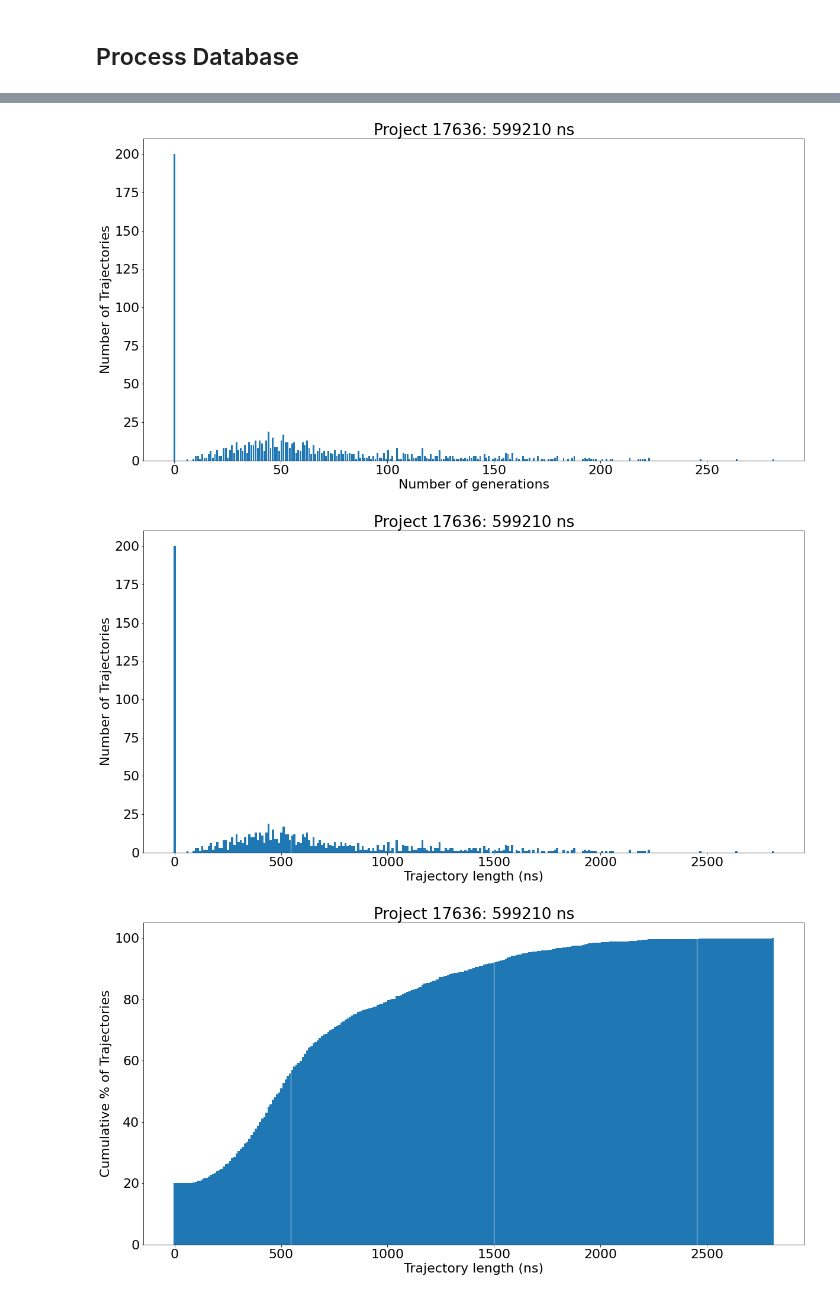
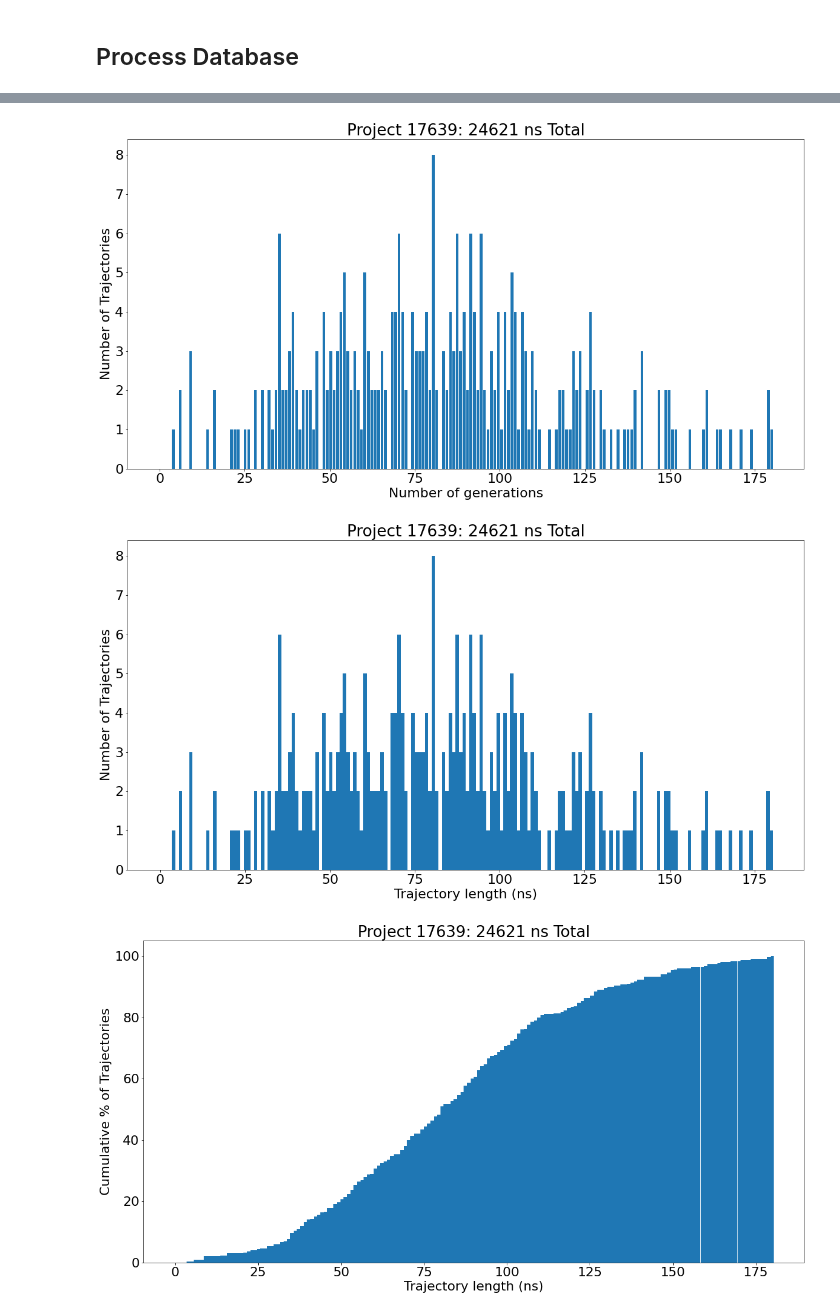
Before and after one commit to choderalab/folding_at_home_scripts, a Jupyter notebook: fah-api-tracker.ipynb, the cells around one changed output, grey strips where cells are left out. Saved outputs shown, nothing was run; the diff lists cells and outputs as text; code cells hidden in the pictures.

```diff
--- a/fah-api-tracker.ipynb
+++ b/fah-api-tracker.ipynb
@@ -16,8 +16,8 @@ has collected so far. With this you can check for the progress of projects.
 
 Also define paths to your license and key files.
 # %%
-project_number = 17636
-num_ns_per_wu = 10 # 10 ns per work unit - this could change depending on the project
+project_number = 17639
+num_ns_per_wu = 1 # 10 ns per work unit - this could change depending on the project
 license_path = "/home/sukrit/licenses/fah-cert-sukritsingh.pem"
 key_path = "/home/sukrit/licenses/private-fah-sukritsingh.pem"
 work_server_url = "https://pllwskifah2.mskcc.org" #Ensure the WS URL is correct for your project
@@ -54,30 +66,30 @@ ax = plt.figure(figsize=(20,10))
 plt.bar(gen_vals, wu_hist_trunc)
 plt.xlabel("Number of generations")
 plt.ylabel("Number of Trajectories")
-plt.title("Project %s: %s ns" % (project_number, wu_total*num_ns_per_wu))
+plt.title("Project %s: %s ns Total" % (project_number, wu_total*num_ns_per_wu))
 plt.show()
 # %% [output]
-[figure, old version]
+[figure, new version]
 # %%
 # Plot the histogram but for trajectory length
 plt.figure(figsize=(20,10))
 plt.bar(gen_vals*num_ns_per_wu,wu_hist_trunc, width=num_ns_per_wu)
 plt.xlabel("Trajectory length (ns)")
 plt.ylabel("Number of Trajectories")
-plt.title("Project %s: %s ns" % (project_number, wu_total*num_ns_per_wu))
+plt.title("Project %s: %s ns Total" % (project_number, wu_total*num_ns_per_wu))
 plt.show()
 # %% [output]
-[figure, old version]
+[figure, new version]
 # %%
 # Plot the cumulative histogram along trajectory length
 plt.figure(figsize=(20,10))
 
 # Get the cumulative histogram
 cum_hist = np.cumsum(wu_hist_trunc)/np.sum(wu_hist_trunc)
 plt.bar(gen_vals*num_ns_per_wu,cum_hist*100, width=num_ns_per_wu)
 plt.xlabel("Trajectory length (ns)")
 plt.ylabel("Cumulative % of Trajectories")
-plt.title("Project %s: %s ns" % (project_number, wu_total*num_ns_per_wu))
+plt.title("Project %s: %s ns Total" % (project_number, wu_total*num_ns_per_wu))
 plt.show()
 # %% [output]
-[figure, old version]
+[figure, new version]
```
Also changed, not shown: parts of 2 cells of this notebook.
